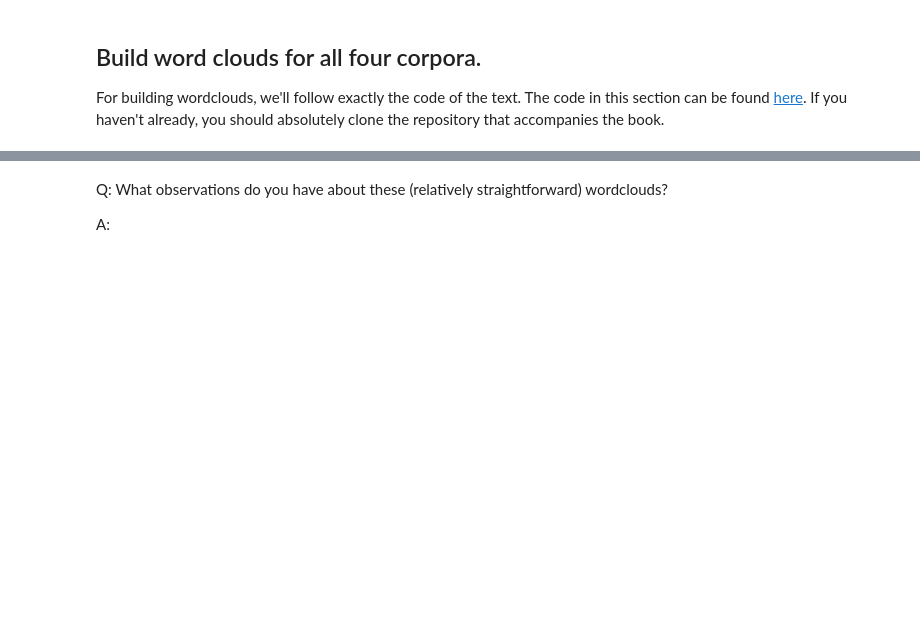
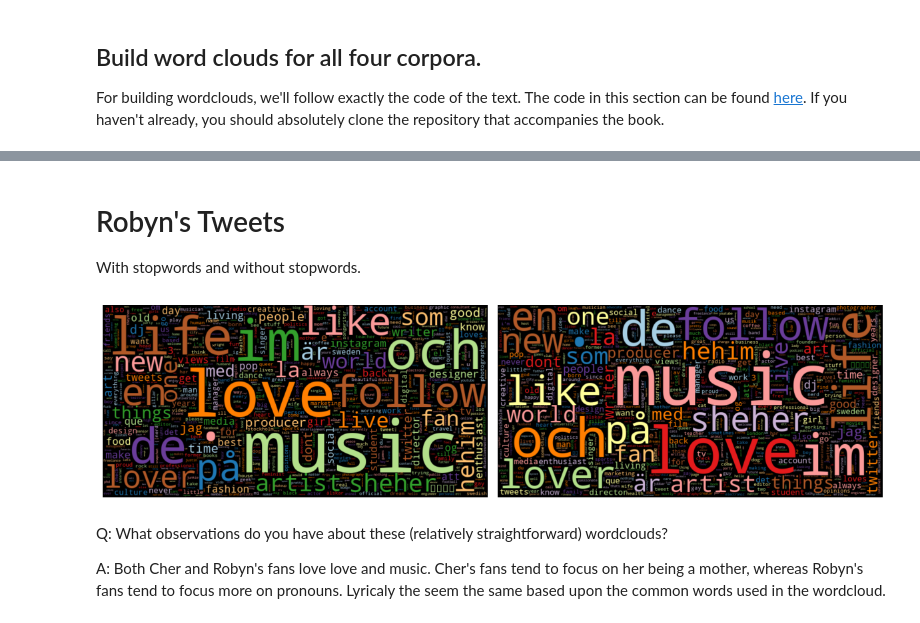
Before and after one commit to zachfreitas/Assignment-3.1-Group-Comparison, a Jupyter notebook: Group Comparison.ipynb, the cells around one changed output, grey strips where cells are left out. Saved outputs shown, nothing was run; the diff lists cells and outputs as text; code cells hidden in the pictures; blank space fills up the shorter version.

```diff
--- a/Group Comparison.ipynb
+++ b/Group Comparison.ipynb
@@ -657,4 +714,12 @@ def count_words(df, column='tokens', preprocess=None, min_freq=2):
+# %% [markdown]
+# Robyn's Tweets
+With stopwords and without stopwords.
+# %%
+wordcloud_df = count_words(twitter_data.loc[twitter_data['artist']=='robyn'])
+plot_wc(wordcloud_df)
+# %% [output]
+[figure, added]
 # %% [markdown]
 Q: What observations do you have about these (relatively straightforward) wordclouds?
 
-A:
+A: Both Cher and Robyn's fans love love and music. Cher's fans tend to focus on her being a mother, whereas Robyn's fans tend to focus more on pronouns. Lyricaly the seem the same based upon the common words used in the wordcloud.
```
Also changed, not shown: parts of 10 cells of this notebook.
